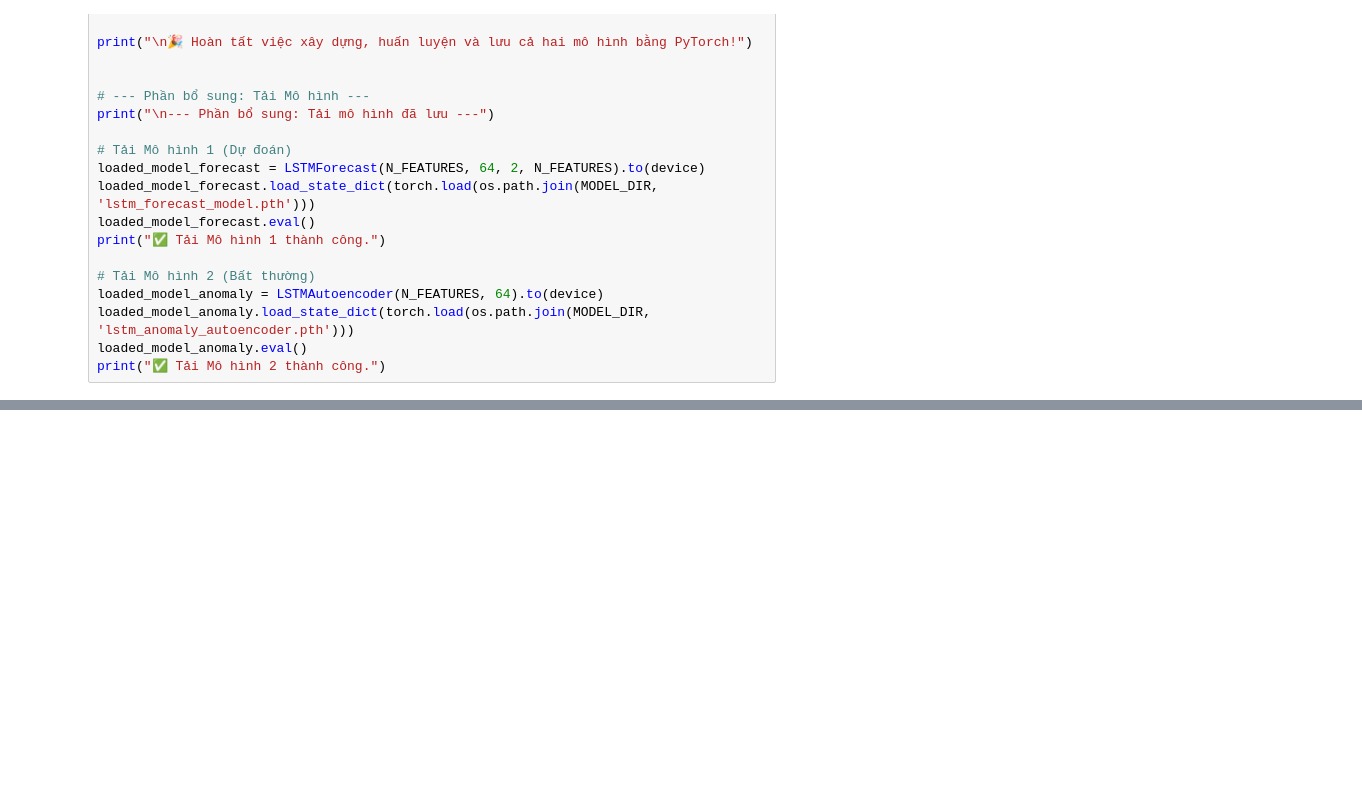
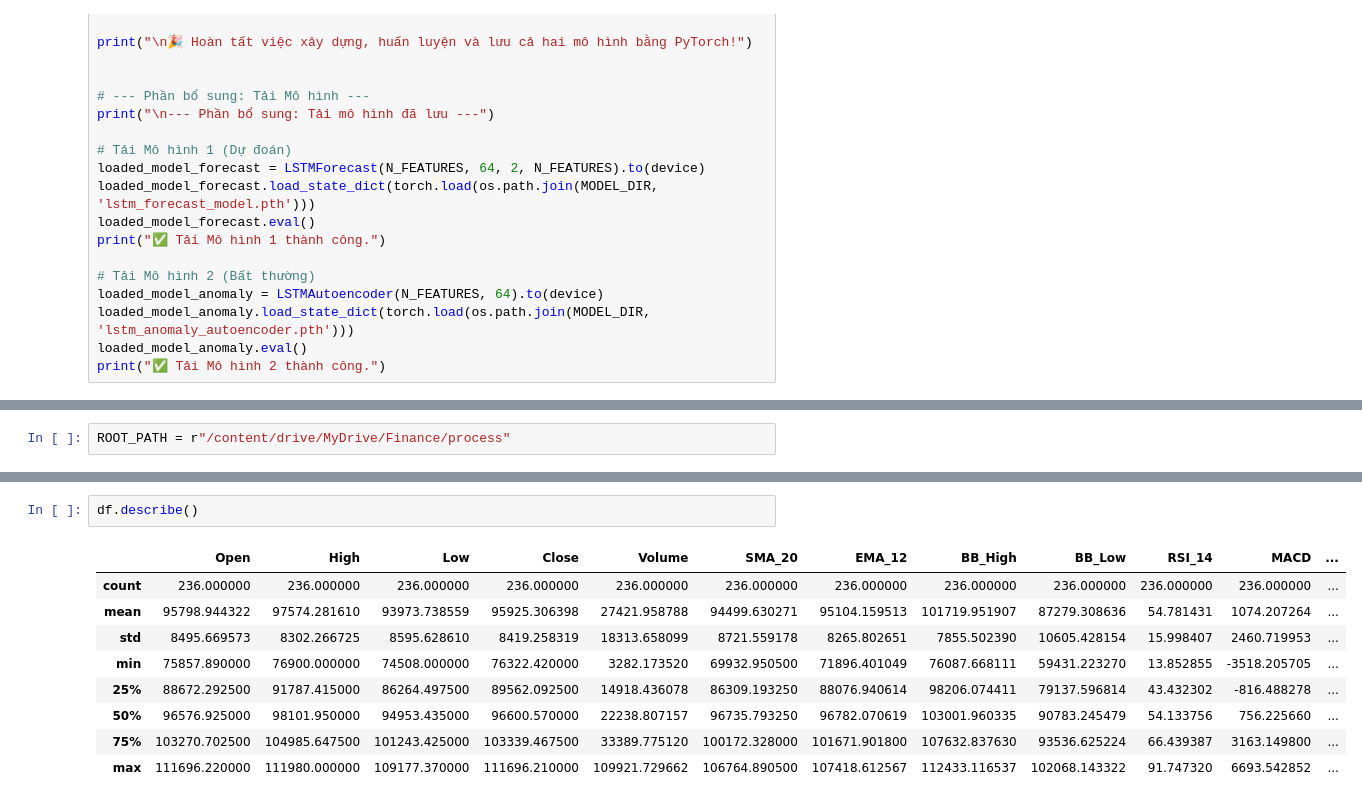
Before and after one commit to DarkFromAbyss/Finance_Predict, a Jupyter notebook: notebooks/train.ipynb, the cells around one changed output, grey strips where cells are left out. Cells and saved outputs as stored; diff of their text form; blank space fills up the shorter version.

```diff
--- a/notebooks/train.ipynb
+++ b/notebooks/train.ipynb
@@ -318,0 +338,2 @@ print("✅ Tải Mô hình 2 thành công.")
+# %%
+ROOT_PATH = r"/content/drive/MyDrive/Finance/process"
@@ -318,0 +358,12 @@ print("✅ Tải Mô hình 2 thành công.")
+# %%
+df.describe()
+# %% [output]
+|  | Open | High | Low | Close | Volume | SMA_20 | EMA_12 | BB_High | BB_Low | RSI_14 | MACD | ... |
+| count | 236.000000 | 236.000000 | 236.000000 | 236.000000 | 236.000000 | 236.000000 | 236.000000 | 236.000000 | 236.000000 | 236.000000 | 236.000000 | ... |
+| mean | 95798.944322 | 97574.281610 | 93973.738559 | 95925.306398 | 27421.958788 | 94499.630271 | 95104.159513 | 101719.951907 | 87279.308636 | 54.781431 | 1074.207264 | ... |
+| std | 8495.669573 | 8302.266725 | 8595.628610 | 8419.258319 | 18313.658099 | 8721.559178 | 8265.802651 | 7855.502390 | 10605.428154 | 15.998407 | 2460.719953 | ... |
+| min | 75857.890000 | 76900.000000 | 74508.000000 | 76322.420000 | 3282.173520 | 69932.950500 | 71896.401049 | 76087.668111 | 59431.223270 | 13.852855 | -3518.205705 | ... |
+| 25% | 88672.292500 | 91787.415000 | 86264.497500 | 89562.092500 | 14918.436078 | 86309.193250 | 88076.940614 | 98206.074411 | 79137.596814 | 43.432302 | -816.488278 | ... |
+| 50% | 96576.925000 | 98101.950000 | 94953.435000 | 96600.570000 | 22238.807157 | 96735.793250 | 96782.070619 | 103001.960335 | 90783.245479 | 54.133756 | 756.225660 | ... |
+| 75% | 103270.702500 | 104985.647500 | 101243.425000 | 103339.467500 | 33389.775120 | 100172.328000 | 101671.901800 | 107632.837630 | 93536.625224 | 66.439387 | 3163.149800 | ... |
+| max | 111696.220000 | 111980.000000 | 109177.370000 | 111696.210000 | 109921.729662 | 106764.890500 | 107418.612567 | 112433.116537 | 102068.143322 | 91.747320 | 6693.542852 | ... |
```
Also changed, not shown: parts of 13 cells of this notebook.
